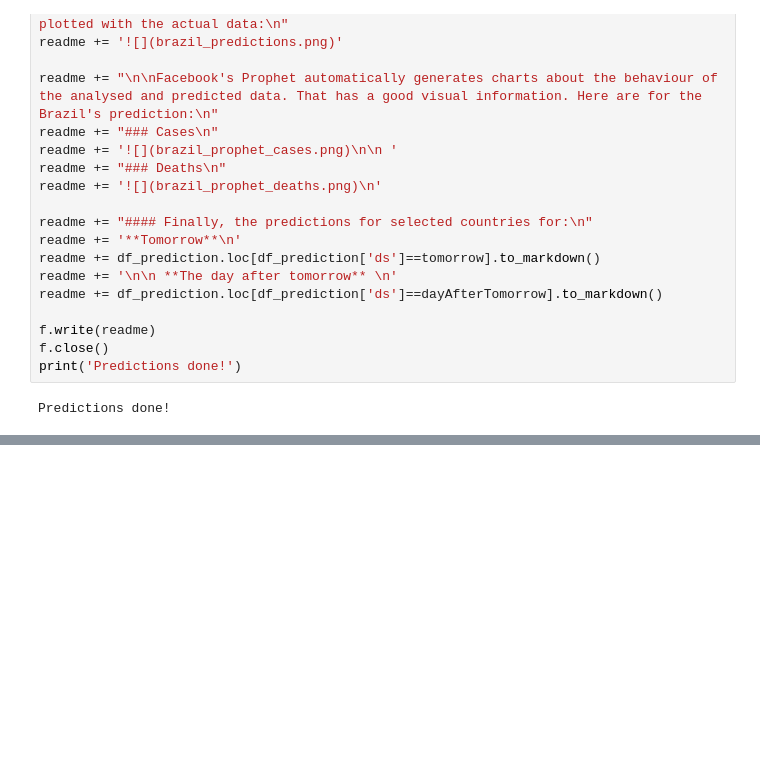
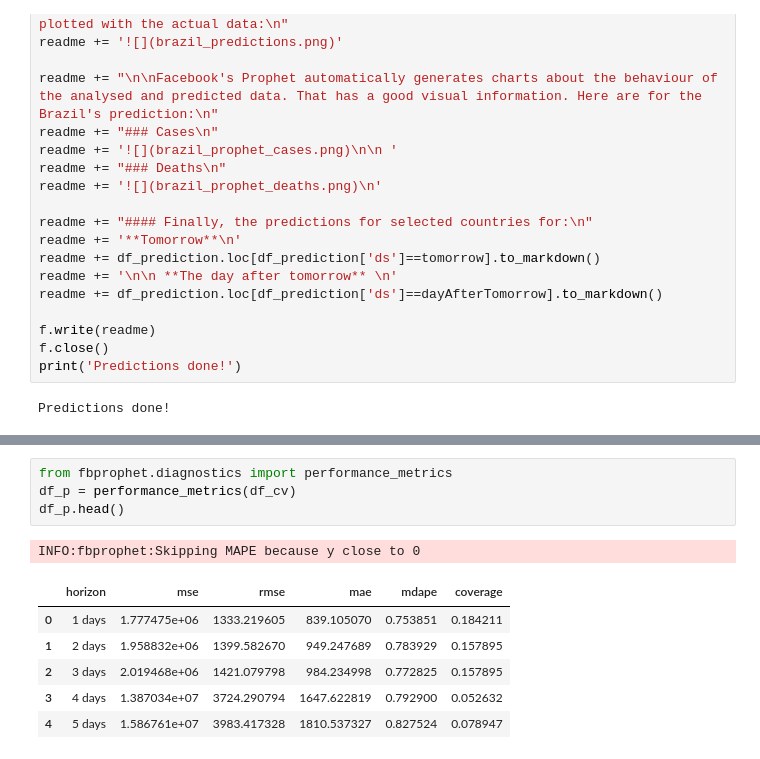
Before and after one commit to rafaelcastellar/coronavirus, a Jupyter notebook: notebooks/prediction.ipynb, the cells around one changed output, grey strips where cells are left out. Saved outputs shown, nothing was run; the diff lists cells and outputs as text; blank space fills up the shorter version.

```diff
--- a/notebooks/prediction.ipynb
+++ b/notebooks/prediction.ipynb
@@ -227,0 +247,12 @@ Predictions done!
+# %%
+from fbprophet.diagnostics import performance_metrics
+df_p = performance_metrics(df_cv)
+df_p.head()
+# %% [output]
+INFO:fbprophet:Skipping MAPE because y close to 0
+|  | horizon | mse | rmse | mae | mdape | coverage |
+| 0 | 1 days | 1.777475e+06 | 1333.219605 | 839.105070 | 0.753851 | 0.184211 |
+| 1 | 2 days | 1.958832e+06 | 1399.582670 | 949.247689 | 0.783929 | 0.157895 |
+| 2 | 3 days | 2.019468e+06 | 1421.079798 | 984.234998 | 0.772825 | 0.157895 |
+| 3 | 4 days | 1.387034e+07 | 3724.290794 | 1647.622819 | 0.792900 | 0.052632 |
+| 4 | 5 days | 1.586761e+07 | 3983.417328 | 1810.537327 | 0.827524 | 0.078947 |
```
Also changed, not shown: parts of 3 cells of this notebook, 12 other files.
